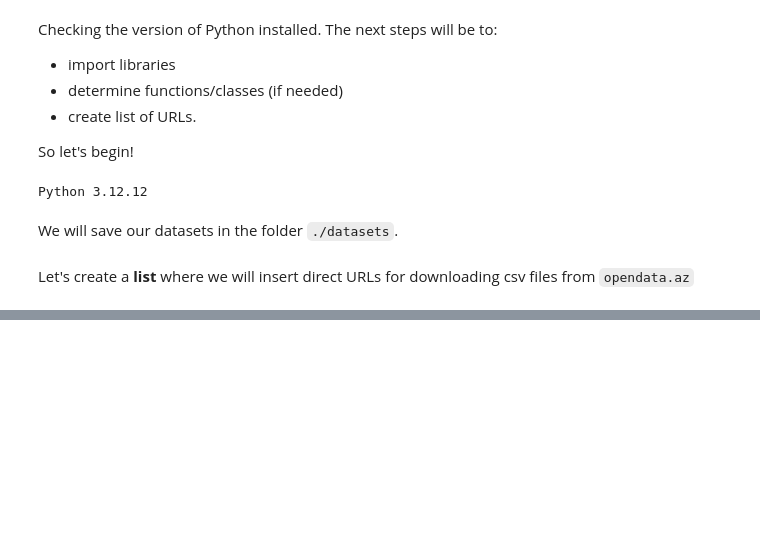
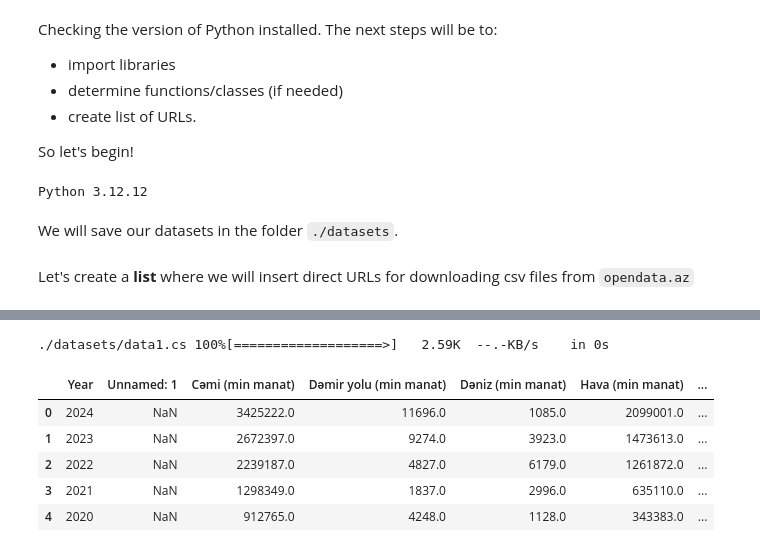
Before and after one commit to vugaer/OpenData.AZ-Analysis, a Jupyter notebook: analyzes/analyze.ipynb, the cells around one changed output, grey strips where cells are left out. Cells and saved outputs as stored; diff of their text form; code cells hidden in the pictures; blank space fills up the shorter version.

```diff
--- a/analyzes/analyze.ipynb
+++ b/analyzes/analyze.ipynb
@@ -62,0 +73,14 @@ def sniffer(file_path, bytes_to_sniff=4096, encoding='utf-8'):
+# %%
+# In just a few words, we will download, determine seperator, and load csv into dataframe!
+
+downloadf(1)
+df1 = loadf(1)
+df1.head()
+# %% [output]
+./datasets/data1.cs 100%[===================>]   2.59K  --.-KB/s    in 0s
+|  | Year | Unnamed: 1 | Cəmi (min manat) | Dəmir yolu (min manat) | Dəniz (min manat) | Hava (min manat) | ... |
+| 0 | 2024 | NaN | 3425222.0 | 11696.0 | 1085.0 | 2099001.0 | ... |
+| 1 | 2023 | NaN | 2672397.0 | 9274.0 | 3923.0 | 1473613.0 | ... |
+| 2 | 2022 | NaN | 2239187.0 | 4827.0 | 6179.0 | 1261872.0 | ... |
+| 3 | 2021 | NaN | 1298349.0 | 1837.0 | 2996.0 | 635110.0 | ... |
+| 4 | 2020 | NaN | 912765.0 | 4248.0 | 1128.0 | 343383.0 | ... |
```
Also changed, not shown: parts of 7 cells of this notebook.
